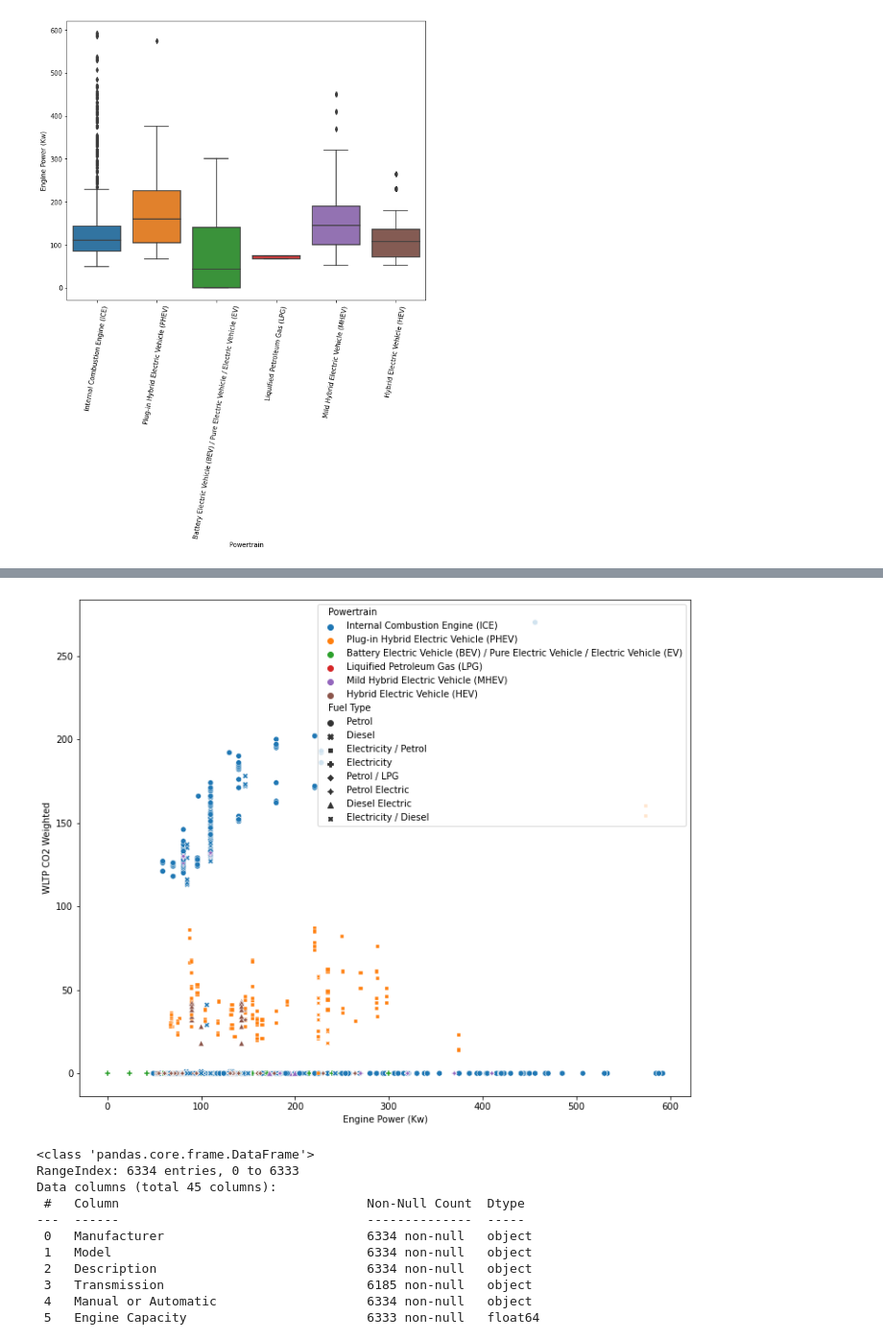
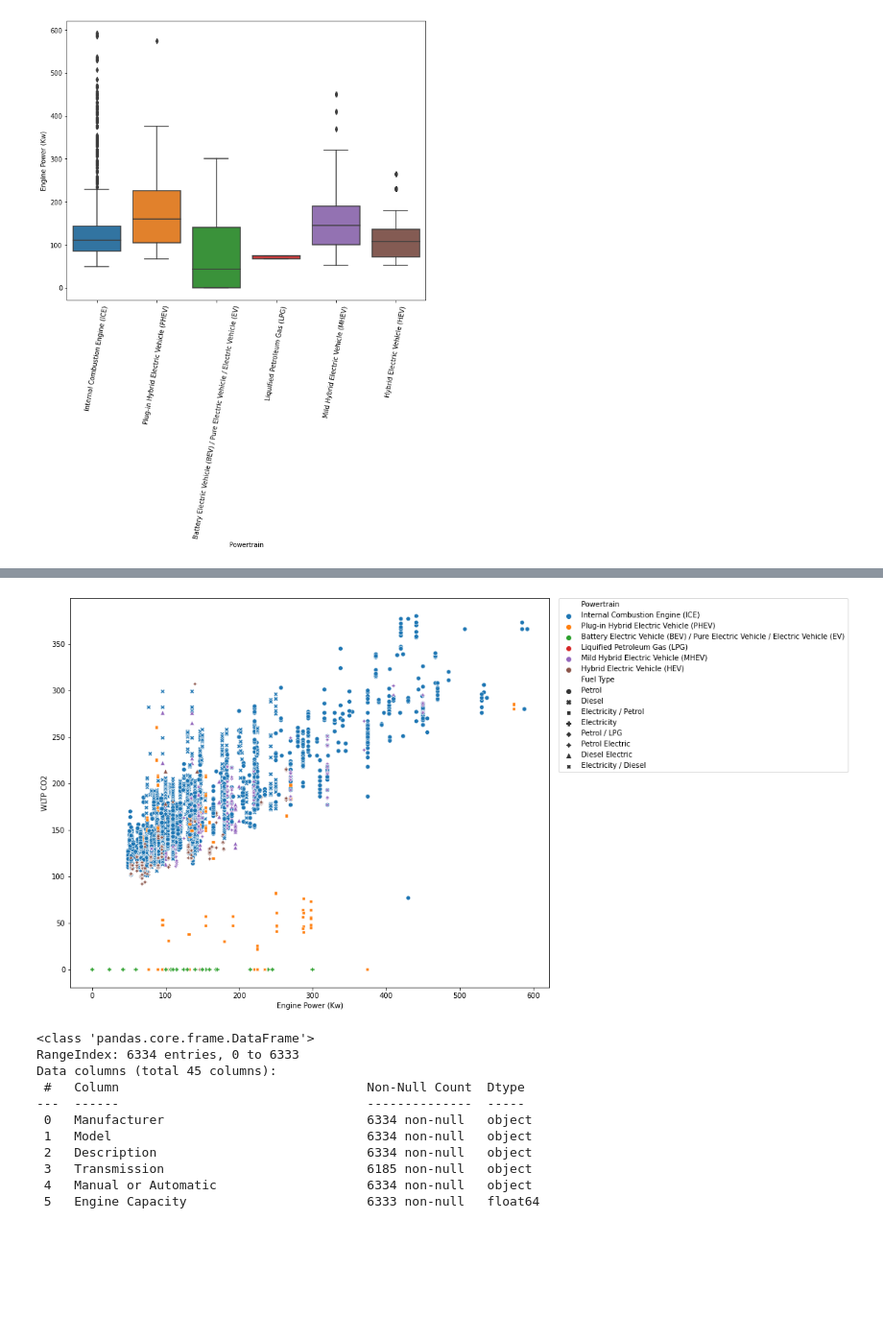
Before and after one commit to grilgamesh/How-important-is-the-change-to-electric-cars-, a Jupyter notebook: engine_size_and_type.ipynb, the cells around one changed output, grey strips where cells are left out. Shown: that part at 96% size. Saved outputs shown, nothing was run; the diff lists cells and outputs as text; code cells hidden in the pictures; blank space fills up the shorter version.

```diff
--- a/engine_size_and_type.ipynb
+++ b/engine_size_and_type.ipynb
@@ -63,12 +64,12 @@ plt.show()
 # %%
 #Petrol vehicles bad for the atmosphere (global warming)
 plt.figure(figsize=(12,10))
 sns.scatterplot(data= emmisionsdata_df, x='Engine Power (Kw)',
-                y='WLTP CO2 Weighted', hue='Powertrain', style = 'Fuel Type' )
-#plt.legend(bbox_to_anchor=(1.02, 1), loc='upper left', borderaxespad=0)
+                y='WLTP CO2', hue='Powertrain', style = 'Fuel Type' )
+plt.legend(bbox_to_anchor=(1.02, 1), loc='upper left', borderaxespad=0)
 plt.show()
 # %% [output]
-[figure, old version]
+[figure, new version]
 # %%
 emmisionsdata_df.info()
 # %% [output]
```
Also changed, not shown: parts of 1 cell of this notebook.
